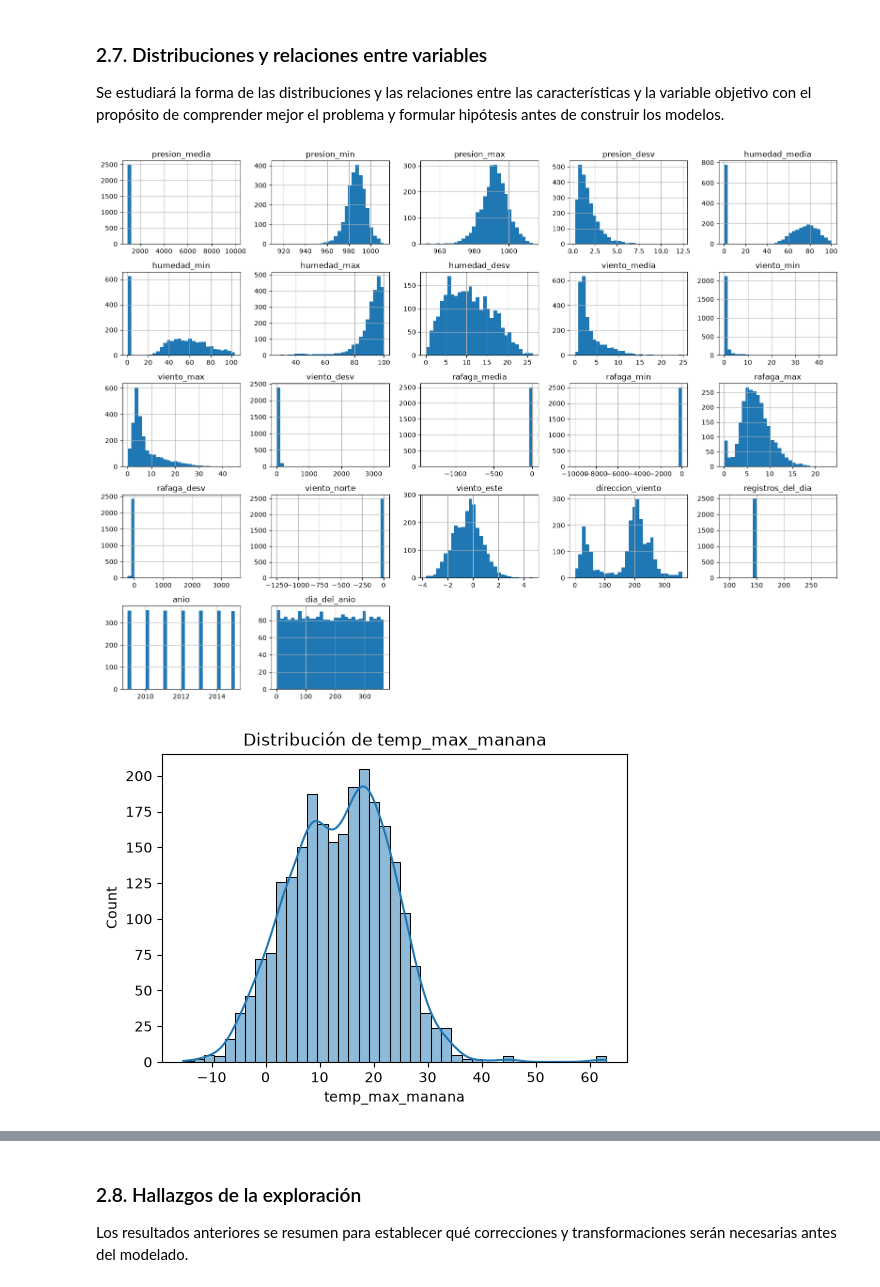
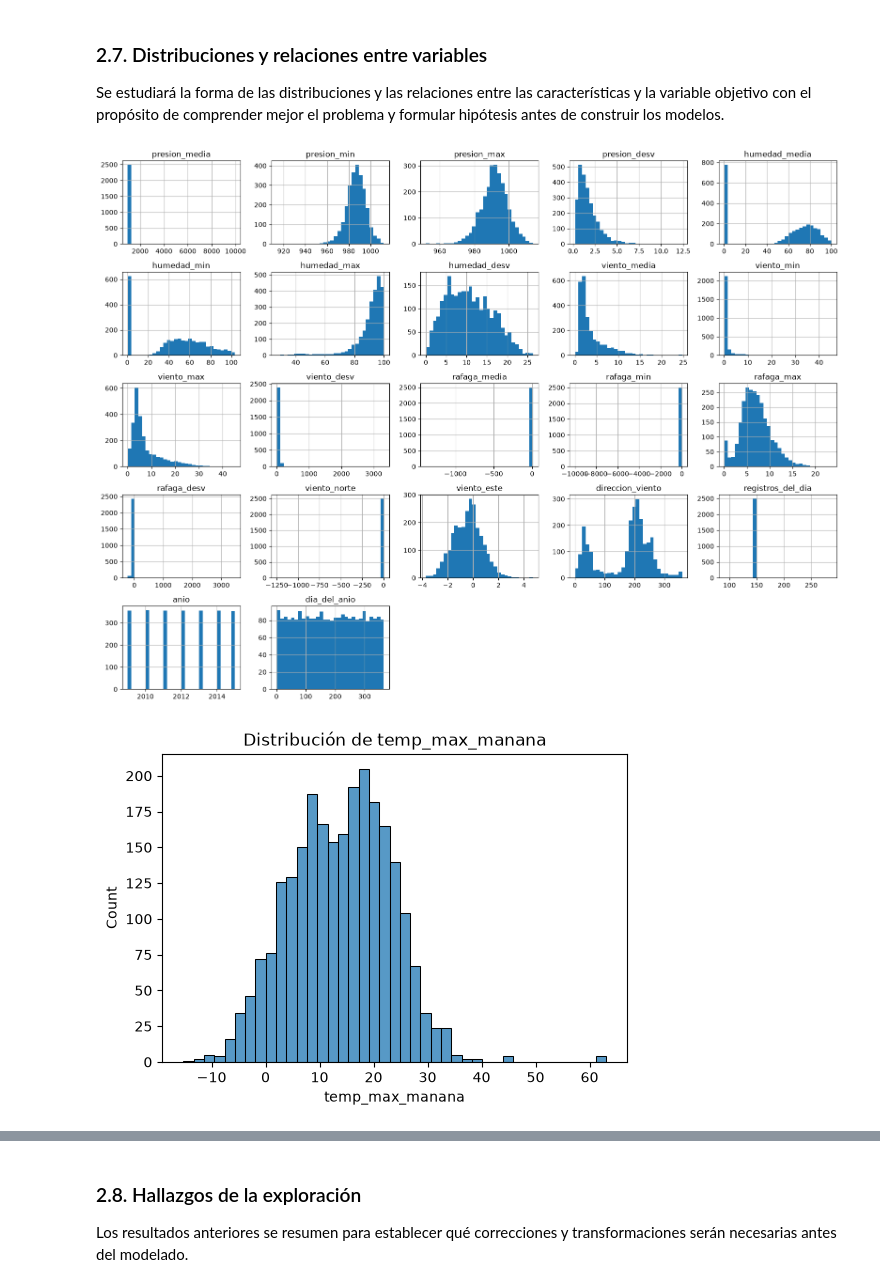
Before and after one commit to dazambrano2/MaterialDeClase-ISIS-2611, a Jupyter notebook: 202620/Laboratorios/L1/Lab1.ipynb, the cells around one changed output, grey strips where cells are left out. Cells and saved outputs as stored; diff of their text form; code cells hidden in the pictures.

Commit message:
Corrección preparación datos y modelos

```diff
--- a/202620/Laboratorios/L1/Lab1.ipynb
+++ b/202620/Laboratorios/L1/Lab1.ipynb
@@ -489,36 +523,42 @@ Se estudiará la forma de las distribuciones y las relaciones entre las caracter
 numeric_cols = datos.select_dtypes("number").columns.drop("temp_max_manana")
 
 datos[numeric_cols].hist(figsize=(16, 12), bins=30)
 plt.tight_layout()
 plt.show()
 
 plt.figure(figsize=(6, 4))
-sns.histplot(datos["temp_max_manana"].dropna(), kde=True)
+sns.histplot(datos["temp_max_manana"].dropna())
 plt.title("Distribución de temp_max_manana")
 plt.show()
 
 plt.figure(figsize=(14, 5))
 sns.boxplot(data=datos[["viento_media", "viento_max", "rafaga_media", "rafaga_max",
                          "viento_desv", "rafaga_desv"]])
 plt.xticks(rotation=45)
 plt.title("Boxplots de variables de viento y ráfaga (sensibles a valores extremos)")
 plt.show()
 
 plt.figure(figsize=(14, 10))
 correlaciones = datos.select_dtypes("number").corr()
 sns.heatmap(correlaciones, cmap="coolwarm", center=0, annot=False)
 plt.title("Matriz de correlación entre variables numéricas")
 plt.show()
 
 correlaciones["temp_max_manana"].sort_values(ascending=False)
 
-# temp_max_manana muestra una distribución razonablemente simétrica. Los grupos
+# temp_max_manana muestra una distribución aproximadamente simétrica. Los grupos
 # de variables de presión (media/min/max/desv) y de humedad están fuertemente
 # correlacionados entre sí, lo que sugiere redundancia informativa entre ellas;
 # lo mismo ocurre con viento_media/viento_max y rafaga_media/rafaga_max.
+#
+# Nota: estas correlaciones se calculan sobre todo el conjunto etiquetado y se usan
+# únicamente para describir y entender los datos. Ninguna decisión de modelado
+# (selección de variables, umbrales, hiperparámetros) se toma a partir de ellas,
+# precisamente porque incluyen observaciones que después quedarán en el conjunto de
+# validación.
 # %% [output]
 [figure]
-[figure, old version]
+[figure, new version]
 [figure]
 [figure]
 temp_max_manana      1.000000
```
Also changed, not shown: parts of 23 cells of this notebook.
